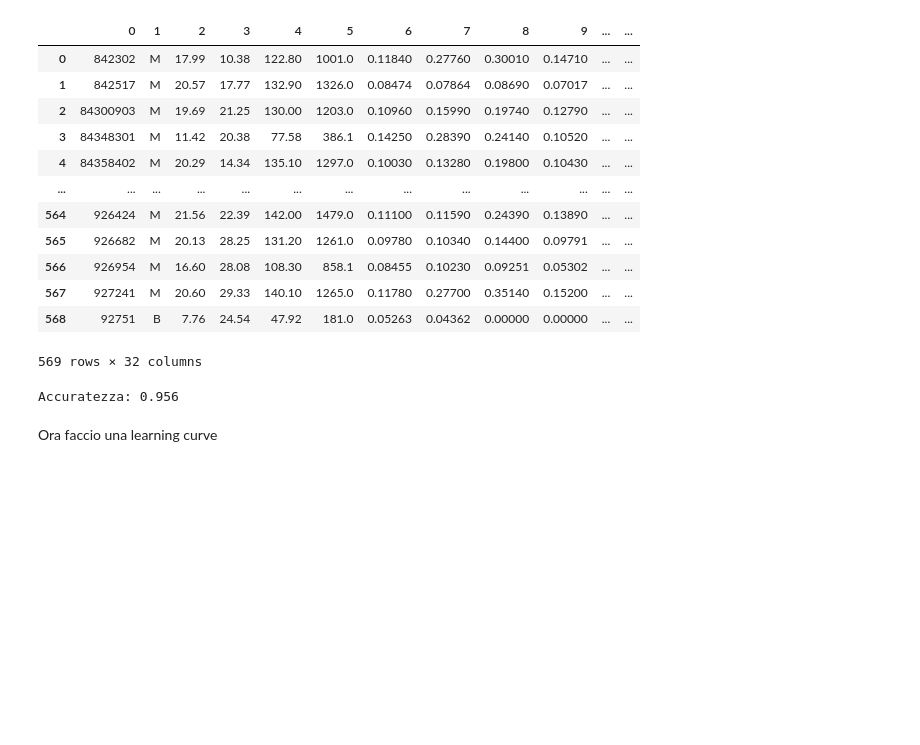
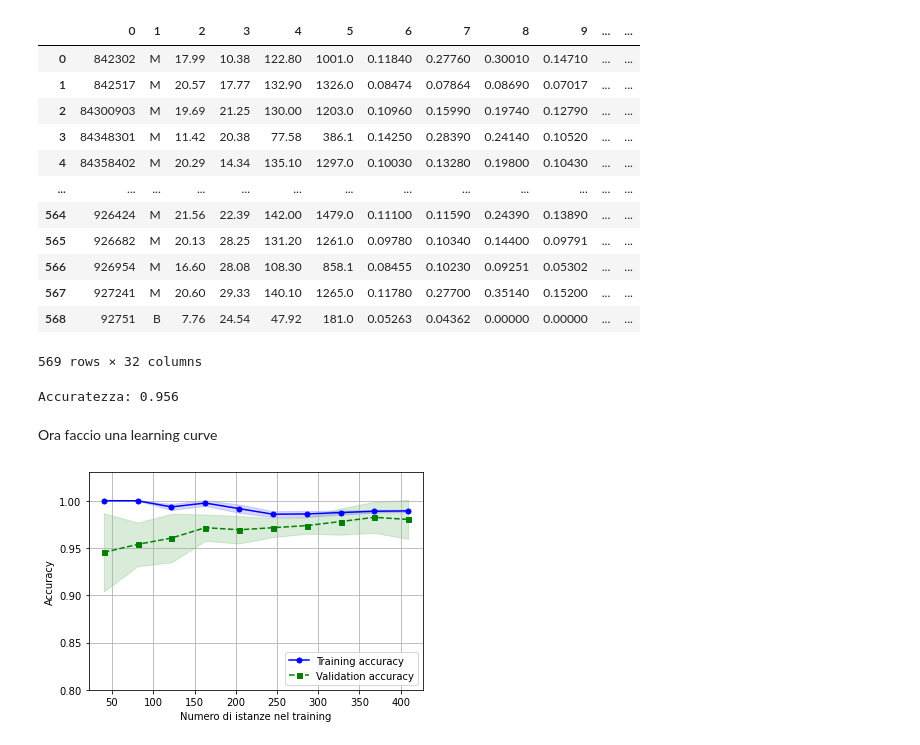
Before and after one commit to Gss4C/Corso_ML, a Jupyter notebook: k_fold/model_evalutation/01_model_evalutation.ipynb, the cells around one changed output. Drawn from its saved outputs; the diff is of its cells as text; code cells hidden in the pictures; blank space fills up the shorter version.

```diff
--- a/k_fold/model_evalutation/01_model_evalutation.ipynb
+++ b/k_fold/model_evalutation/01_model_evalutation.ipynb
@@ -22,16 +22,22 @@ from sklearn.preprocessing import LabelEncoder
 X = df.loc[: , 2:].values
 y = df.loc[:, 1].values
 le = LabelEncoder()
-y = le.fit_transform()
+y = le.fit_transform(y)
 #le.classes_
 from sklearn.model_selection import train_test_split
-X_train , X_test , y_train , y_test = train_test_split(X , y , test_size=0.20 , stratify=y , random_state=1)
+X_train , X_test , y_train , y_test = train_test_split(X,
+                                        y,
+                                        test_size=0.20,
+                                        stratify=y,
+                                        random_state=1)
 # %%
 from sklearn.preprocessing import StandardScaler
 from sklearn.decomposition import PCA
 from sklearn.linear_model import LogisticRegression
 from sklearn.pipeline import make_pipeline
-pipe_lr = make_pipeline(StandardScaler() , PCA(n_components=2) , LogisticRegression(random_state=1))
+pipe_lr = make_pipeline(StandardScaler(),
+            PCA(n_components=2),
+            LogisticRegression(random_state=1))
 pipe_lr.fit(X_train , y_train)
 y_pred = pipe_lr.predict(X_test)
 print('Accuratezza: %.3f' % pipe_lr.score(X_test , y_test))
@@ -42,14 +48,54 @@ Ora faccio una learning curve
 # %%
 import matplotlib.pyplot as plt
 from sklearn.model_selection import learning_curve
+
 pipe_lr_2 = make_pipeline(StandardScaler(),
-                LogisticRegression(random_state=1 , penalty='l2' ,
-                    solver='lbfgs' , max_iter=10000))
-train_sizes , train_scores , test_scores = learning_curve(estimator=pipe_lr_2 ,
-                                            X=X_train , y=y_train ,
-                                            train_sizes=np.linspace(0.1 , 1.0 , 10) , cv=10 , n_jobs=1)
+                LogisticRegression(random_state=1,
+                    penalty='l2',
+                    solver='lbfgs',
+                    max_iter=10000))
+train_sizes , train_scores , test_scores = learning_curve(estimator=pipe_lr_2,
+                                            X=X_train,
+                                            y=y_train,
+                                            train_sizes=np.linspace(0.1,1.0,10),
+                                            cv=10,
+                                            n_jobs=1)
 train_mean = np.mean(train_scores , axis=1)
-train_std = np.mean(train_scores , axis=1)
+train_std = np.std(train_scores , axis=1)
 test_mean = np.mean(test_scores , axis=1)
-test_mean = np.mean(test_scores , axis=1)
-plt.plot(train_sizes , train_mean , color='blue')
+test_std = np.std(test_scores , axis=1)
+
+#PLOT SETTINGS#
+plt.plot(train_sizes,
+    train_mean,
+    color='blue',
+    marker='o',
+    markersize=5,
+    label='Training accuracy')
+plt.fill_between(train_sizes,
+    train_mean + train_std,
+    train_mean-train_std,
+    alpha=0.15,
+    color='blue')
+
+plt.plot(train_sizes,
+    test_mean,
+    color='green',
+    linestyle='--',
+    marker='s',
+    markersize=5,
+    label='Validation accuracy')
+plt.fill_between(train_sizes,
+    test_mean + test_std,
+    test_mean-test_std,
+    alpha=0.15,
+    color='green')
+
+plt.grid()
+plt.xlabel('Numero di istanze nel training')
+plt.ylabel('Accuracy')
+plt.legend(loc='lower right')
+plt.ylim([0.8, 1.03])
+plt.show()
+# %% [output]
+[figure, added]
```
Also changed, not shown: parts of 3 cells of this notebook, 1 other file.
